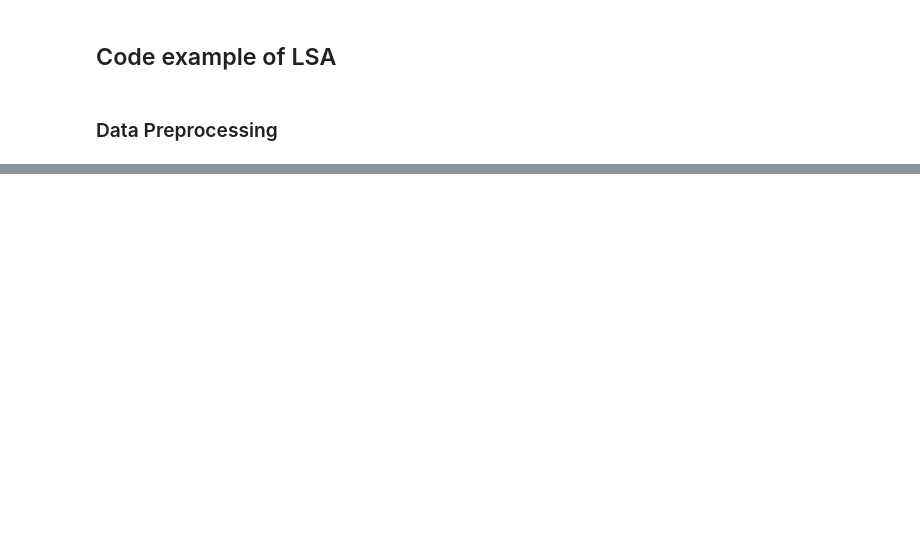
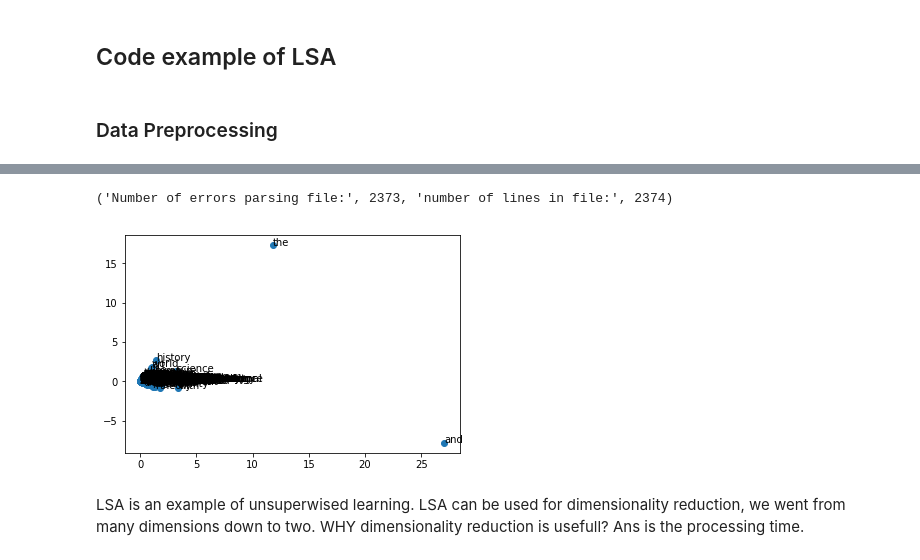
Before and after one commit to aparajita2508/NLP, a Jupyter notebook: notebook/udemy_secton5_LSA_Example.ipynb, the cells around one changed output, grey strips where cells are left out. Drawn from its saved outputs; the diff is of its cells as text; code cells hidden in the pictures; blank space fills up the shorter version.

```diff
--- a/notebook/udemy_secton5_LSA_Example.ipynb
+++ b/notebook/udemy_secton5_LSA_Example.ipynb
@@ -45,0 +112,9 @@ AttributeError: 'str' object has no attribute 'rstripe'
+# %%
+# stopwords = stopwords.words('english')
+# for token in tokens:
+#     if token in stopwords.words('english'):
+#         clean_tokens.remove(token)
+with open('data/stopwords.txt') as fl:
+    stopwords = fl.read()
+
+stopwords = [word.strip().lower().replace('"',"") for word in stopwords.split(",")]
@@ -45,0 +125,9 @@ AttributeError: 'str' object has no attribute 'rstripe'
+# %%
+def my_tokenizer(s):
+    s = s.lower() # downcase
+    tokens = nltk.tokenize.word_tokenize(s) # split string into words (tokens)
+    tokens = [t for t in tokens if len(t) > 2] # remove short words, they're probably not useful
+    tokens = [wordnet_lemmatizer.lemmatize(t) for t in tokens] # put words into base form
+    tokens = [t for t in tokens if t not in stopwords] # remove stopwords
+    tokens = [t for t in tokens if not any(c.isdigit() for c in t)] # remove any digits, i.e. "3rd edition"
+    return tokens
@@ -45,0 +174,39 @@ AttributeError: 'str' object has no attribute 'rstripe'
+# %%
+print("Number of errors parsing file:", error_count, "number of lines in file:", len(titles))
+if error_count == len(titles):
+    print("There is no data to do anything with! Quitting...")
+    exit()
+# %% [output]
+('Number of errors parsing file:', 2373, 'number of lines in file:', 2374)
+# %%
+# now let's create our input matrices - just indicator variables for this example - works better than proportions
+def tokens_to_vector(tokens):
+    x = np.zeros(len(word_index_map))
+    for t in tokens:
+        i = word_index_map[t]
+        x[i] = 1
+    return x
+
+N = len(all_tokens)
+D = len(word_index_map)
+X = np.zeros((D, N)) # terms will go along rows, documents along columns
+i = 0
+for tokens in all_tokens:
+    X[:,i] = tokens_to_vector(tokens)
+    i += 1
+# %%
+def main():
+    svd = TruncatedSVD()
+    Z = svd.fit_transform(X)
+    plt.scatter(Z[:,0], Z[:,1])
+    for i in range(D):
+        plt.annotate(s=index_word_map[i], xy=(Z[i,0], Z[i,1]))
+    plt.show()
+if __name__ == '__main__':
+    main()
+# %% [output]
+[figure, added]
+# %% [markdown]
+LSA is an example of unsuperwised learning. LSA can be used for dimensionality reduction, we went from many dimensions down to two.
+WHY dimensionality reduction is usefull?
+Ans is the processing time.
```
Also changed, not shown: parts of 14 cells of this notebook, 4 other files.
